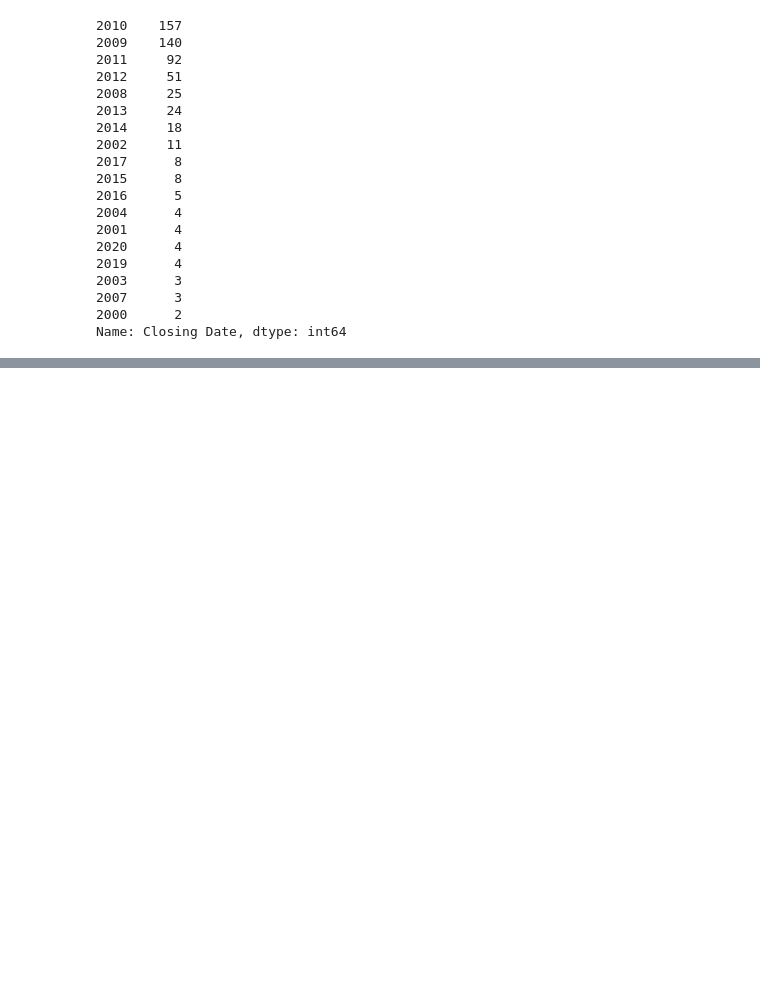
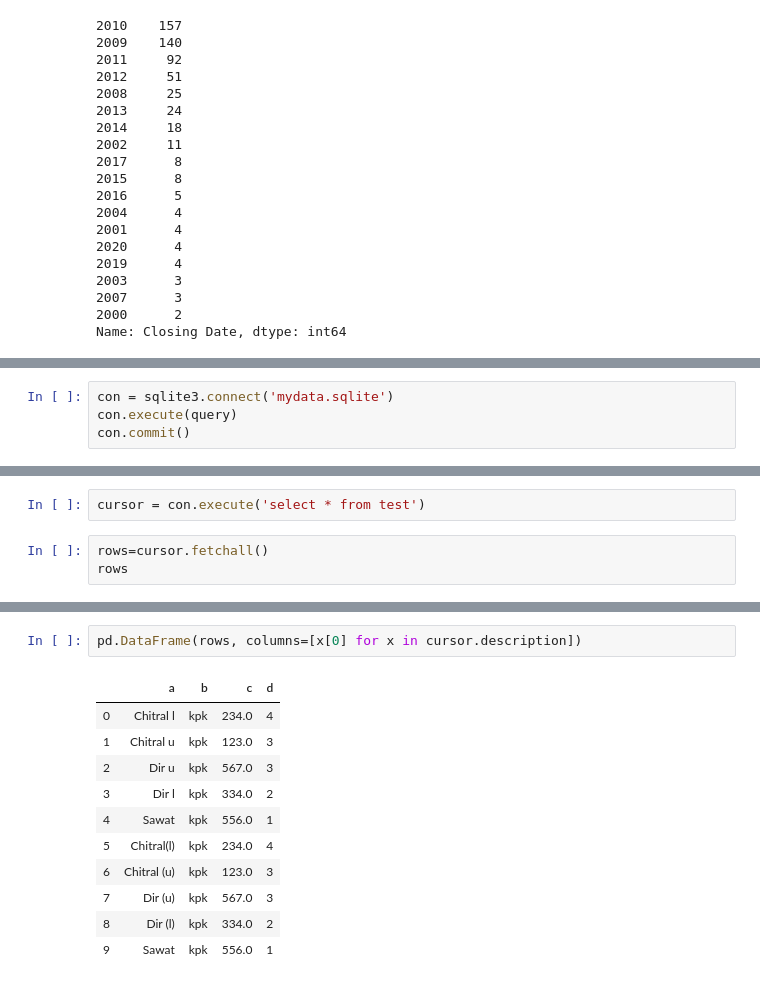
Before and after one commit to 1zulkifel/Data_Analysis_With_python, a Jupyter notebook: Data_Loading_Storage_and_File_Formats.ipynb, the cells around one changed output, grey strips where cells are left out. Saved outputs shown, nothing was run; the diff lists cells and outputs as text; blank space fills up the shorter version.

```diff
--- a/Data_Loading_Storage_and_File_Formats.ipynb
+++ b/Data_Loading_Storage_and_File_Formats.ipynb
@@ -347,0 +507,4 @@ Name: Closing Date, dtype: int64
+# %%
+con = sqlite3.connect('mydata.sqlite')
+con.execute(query)
+con.commit()
@@ -347,0 +525,5 @@ Name: Closing Date, dtype: int64
+# %%
+cursor = con.execute('select * from test')
+# %%
+rows=cursor.fetchall()
+rows
@@ -347,0 +548,14 @@ Name: Closing Date, dtype: int64
+# %%
+pd.DataFrame(rows, columns=[x[0] for x in cursor.description])
+# %% [output]
+|  | a | b | c | d |
+| 0 | Chitral l | kpk | 234.0 | 4 |
+| 1 | Chitral u | kpk | 123.0 | 3 |
+| 2 | Dir u | kpk | 567.0 | 3 |
+| 3 | Dir l | kpk | 334.0 | 2 |
+| 4 | Sawat | kpk | 556.0 | 1 |
+| 5 | Chitral(l) | kpk | 234.0 | 4 |
+| 6 | Chitral (u) | kpk | 123.0 | 3 |
+| 7 | Dir (u) | kpk | 567.0 | 3 |
+| 8 | Dir (l) | kpk | 334.0 | 2 |
+| 9 | Sawat | kpk | 556.0 | 1 |
```
Also changed, not shown: parts of 26 cells of this notebook, 4 other files.
